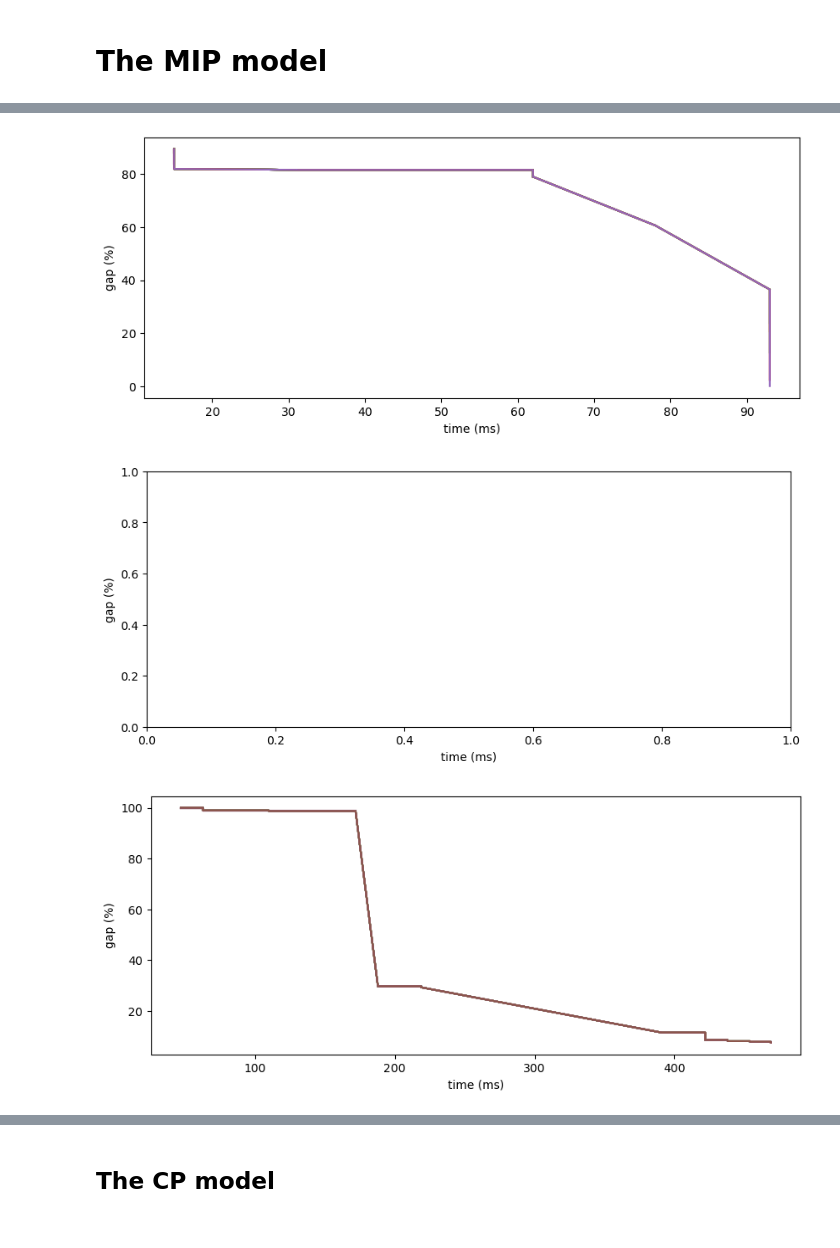
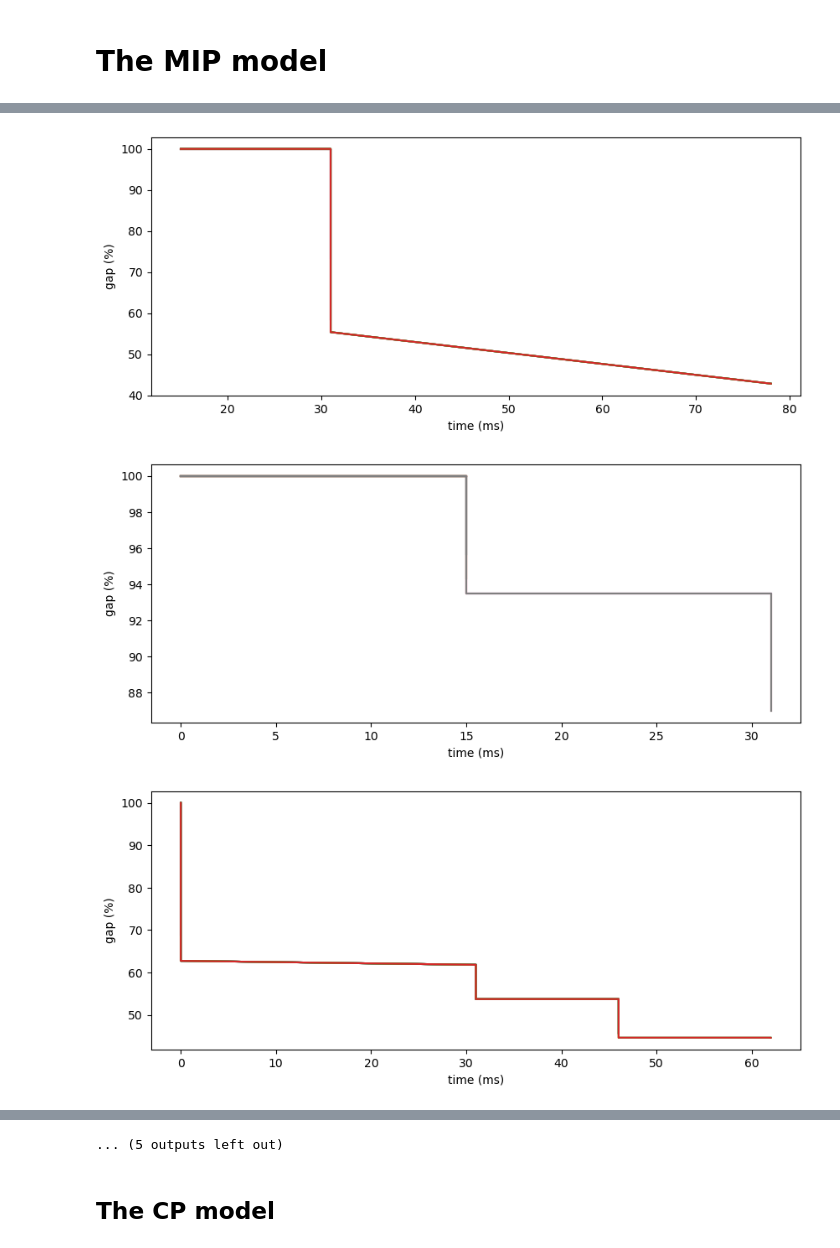
Before and after one commit to crdsteixeira/OR_project, a Jupyter notebook: Scheduling_Aircraft_Landings_notebook.ipynb, the cells around one changed output, grey strips where cells are left out. Drawn from its saved outputs; the diff is of its cells as text; code cells hidden in the pictures.

```diff
--- a/Scheduling_Aircraft_Landings_notebook.ipynb
+++ b/Scheduling_Aircraft_Landings_notebook.ipynb
@@ -257,7 +234,7 @@ def MIP_model(file_name,R):
 # file_name = f"./Data/airland{i}.txt"
 R = [1, 2]
 
-for i in range(7, 9):
+for i in range(1, 9):
     for j in R:
         mdl_ = MIP_model(f"./Data/airland{i}.txt", j)
         mdl_.report()
@@ -282,5 +259,5 @@ time    = 0.625 s.
 problem = MILP
 gap     = 0%
-[figure, old version]
+[figure, new version]
-[figure, old version]
+[figure, new version]
-[figure, old version]
+[figure, new version]
@@ -288,3 +272,4 @@ gap     = 0%
+... (5 outputs left out)
 # %% [markdown]
 ## The CP model
 # %%
```
Also changed, not shown: parts of 2 cells of this notebook, 48 other files.
